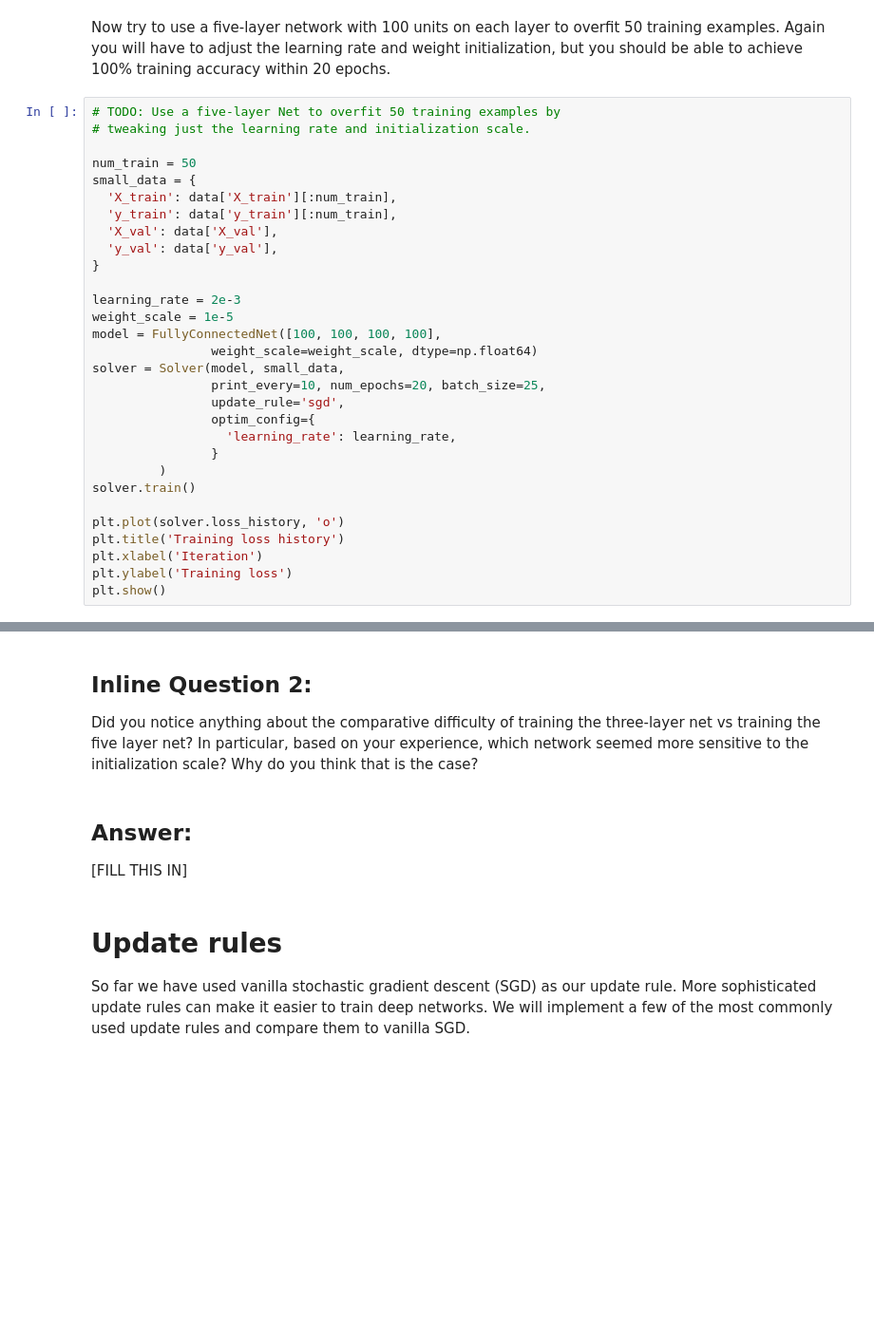
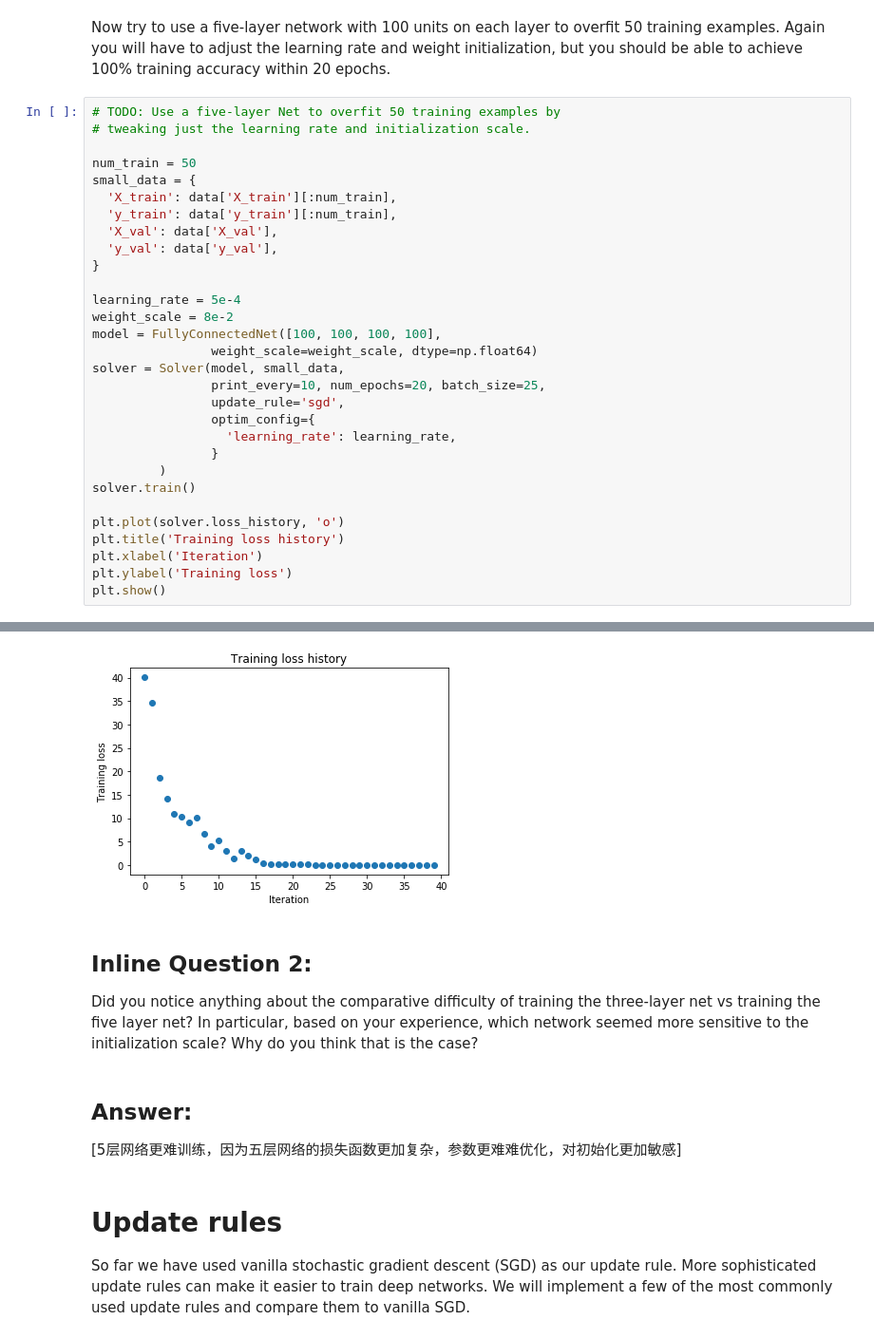
Before and after one commit to LMerCy/CS231n, a Jupyter notebook: assignment2/FullyConnectedNets.ipynb, the cells around one changed output, grey strips where cells are left out. Shown: that part at 95% size. Saved outputs shown, nothing was run; the diff lists cells and outputs as text; blank space fills up the shorter version.

```diff
--- a/assignment2/FullyConnectedNets.ipynb
+++ b/assignment2/FullyConnectedNets.ipynb
@@ -394,8 +498,8 @@ small_data = {
   'y_val': data['y_val'],
 }
 
-learning_rate = 2e-3
-weight_scale = 1e-5
+learning_rate = 5e-4
+weight_scale = 8e-2
 model = FullyConnectedNet([100, 100, 100, 100],
                 weight_scale=weight_scale, dtype=np.float64)
 solver = Solver(model, small_data,
@@ -412,3 +516,4 @@ plt.title('Training loss history')
 plt.xlabel('Iteration')
 plt.ylabel('Training loss')
 plt.show()
+# %% [output]
@@ -415,9 +537,10 @@ plt.show()
+[figure, added]
 # %% [markdown]
 ## Inline Question 2:
 Did you notice anything about the comparative difficulty of training the three-layer net vs training the five layer net? In particular, based on your experience, which network seemed more sensitive to the initialization scale? Why do you think that is the case?
-# %% [markdown]
-## Answer:
-[FILL THIS IN]
+# %% [markdown]
+## Answer:
+[5层网络更难训练，因为五层网络的损失函数更加复杂，参数更难难优化，对初始化更加敏感]
 # %% [markdown]
 # Update rules
 So far we have used vanilla stochastic gradient descent (SGD) as our update rule. More sophisticated update rules can make it easier to train deep networks. We will implement a few of the most commonly used update rules and compare them to vanilla SGD.
```
Also changed, not shown: parts of 25 cells of this notebook, 4 other files.
